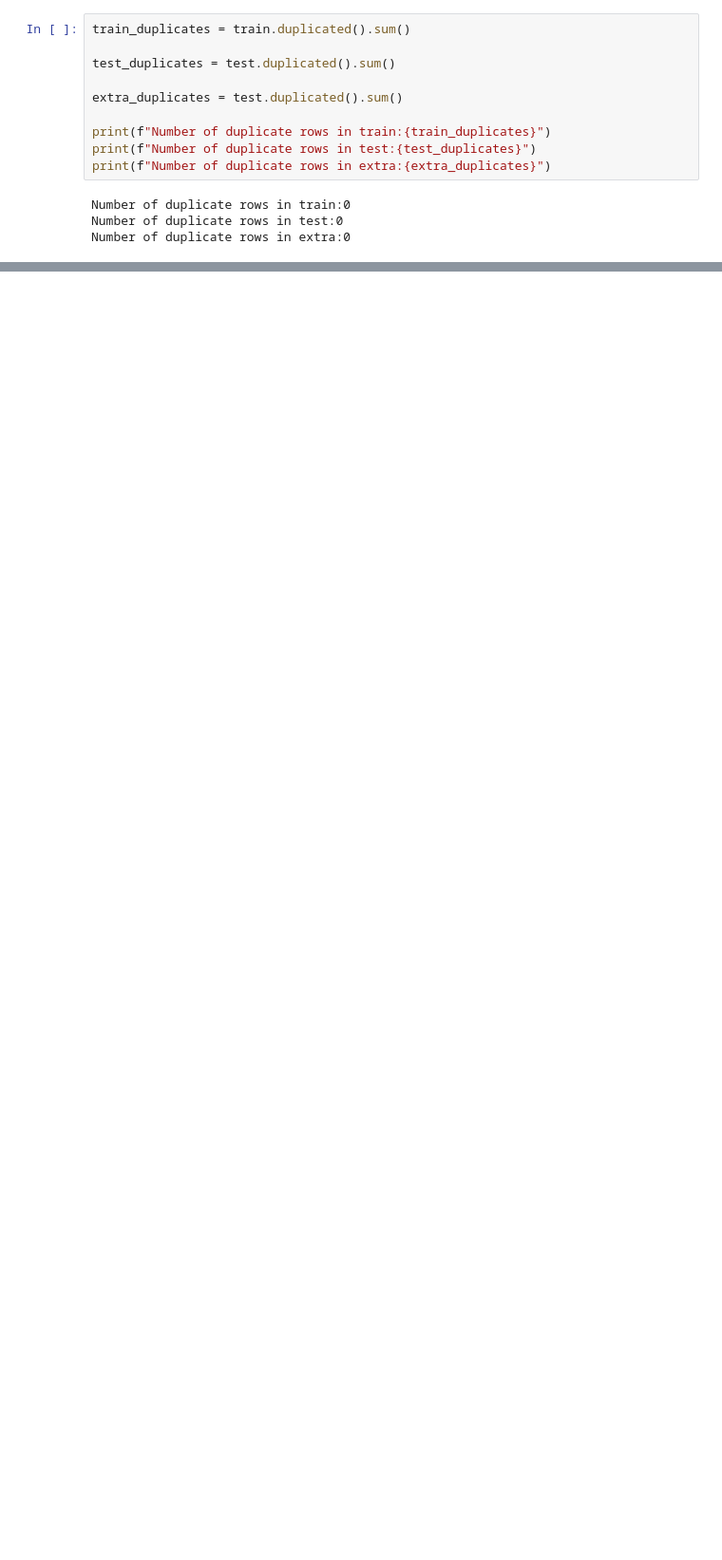
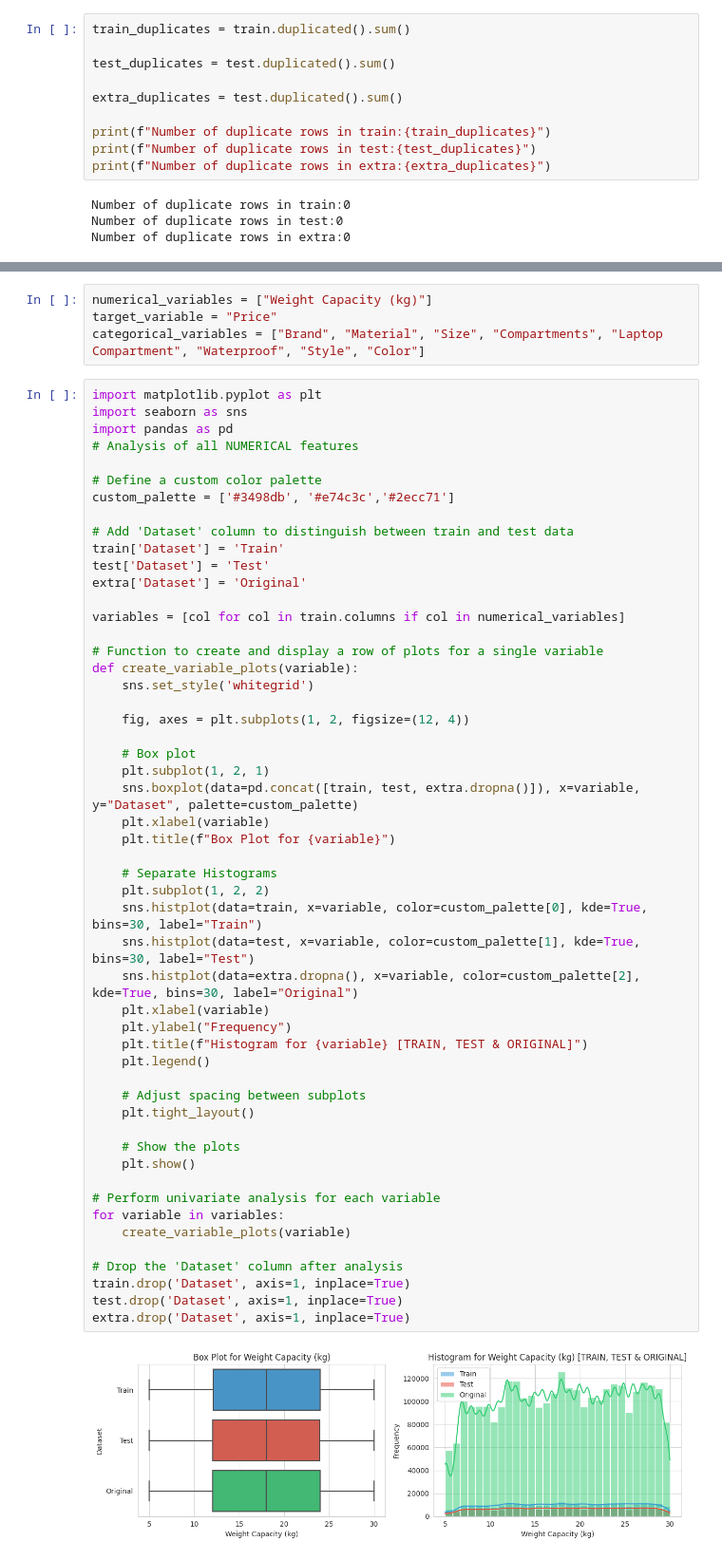
Before and after one commit to nakakonakako/kaggle, a Jupyter notebook: backpack/backpack.ipynb, the cells around one changed output, grey strips where cells are left out. Shown: that part at 95% size. Cells and saved outputs as stored; diff of their text form; blank space fills up the shorter version.

Commit message:
plots

```diff
--- a/backpack/backpack.ipynb
+++ b/backpack/backpack.ipynb
@@ -129,3 +131,61 @@ train.describe().T
 | Compartments | 300000.0 | 5.443590 | 2.890766 | 1.0 | 3.000000 | 5.000000 | 8.000000 | 10.0 |
 | Weight Capacity (kg) | 299862.0 | 18.029994 | 6.966914 | 5.0 | 12.097867 | 18.068614 | 24.002375 | 30.0 |
 | Price | 300000.0 | 81.411107 | 39.039340 | 15.0 | 47.384620 | 80.956120 | 115.018160 | 150.0 |
+# %%
+numerical_variables = ["Weight Capacity (kg)"]
+target_variable = "Price"
+categorical_variables = ["Brand", "Material", "Size", "Compartments", "Laptop Compartment", "Waterproof", "Style", "Color"]
+# %%
+import matplotlib.pyplot as plt
+import seaborn as sns
+import pandas as pd
+# Analysis of all NUMERICAL features
+
+# Define a custom color palette
+custom_palette = ['#3498db', '#e74c3c','#2ecc71']
+
+# Add 'Dataset' column to distinguish between train and test data
+train['Dataset'] = 'Train'
+test['Dataset'] = 'Test'
+extra['Dataset'] = 'Original'
+
+variables = [col for col in train.columns if col in numerical_variables]
+
+# Function to create and display a row of plots for a single variable
+def create_variable_plots(variable):
+    sns.set_style('whitegrid')
+
+    fig, axes = plt.subplots(1, 2, figsize=(12, 4))
+
+    # Box plot
+    plt.subplot(1, 2, 1)
+    sns.boxplot(data=pd.concat([train, test, extra.dropna()]), x=variable, y="Dataset", palette=custom_palette)
+    plt.xlabel(variable)
+    plt.title(f"Box Plot for {variable}")
+
+    # Separate Histograms
+    plt.subplot(1, 2, 2)
+    sns.histplot(data=train, x=variable, color=custom_palette[0], kde=True, bins=30, label="Train")
+    sns.histplot(data=test, x=variable, color=custom_palette[1], kde=True, bins=30, label="Test")
+    sns.histplot(data=extra.dropna(), x=variable, color=custom_palette[2], kde=True, bins=30, label="Original")
+    plt.xlabel(variable)
+    plt.ylabel("Frequency")
+    plt.title(f"Histogram for {variable} [TRAIN, TEST & ORIGINAL]")
+    plt.legend()
+
+    # Adjust spacing between subplots
+    plt.tight_layout()
+
+    # Show the plots
+    plt.show()
+
+# Perform univariate analysis for each variable
+for variable in variables:
+    create_variable_plots(variable)
+
+# Drop the 'Dataset' column after analysis
+train.drop('Dataset', axis=1, inplace=True)
+test.drop('Dataset', axis=1, inplace=True)
+extra.drop('Dataset', axis=1, inplace=True)
+# %% [output]
+[figure, added]
```
Also changed, not shown: parts of 5 cells of this notebook.
